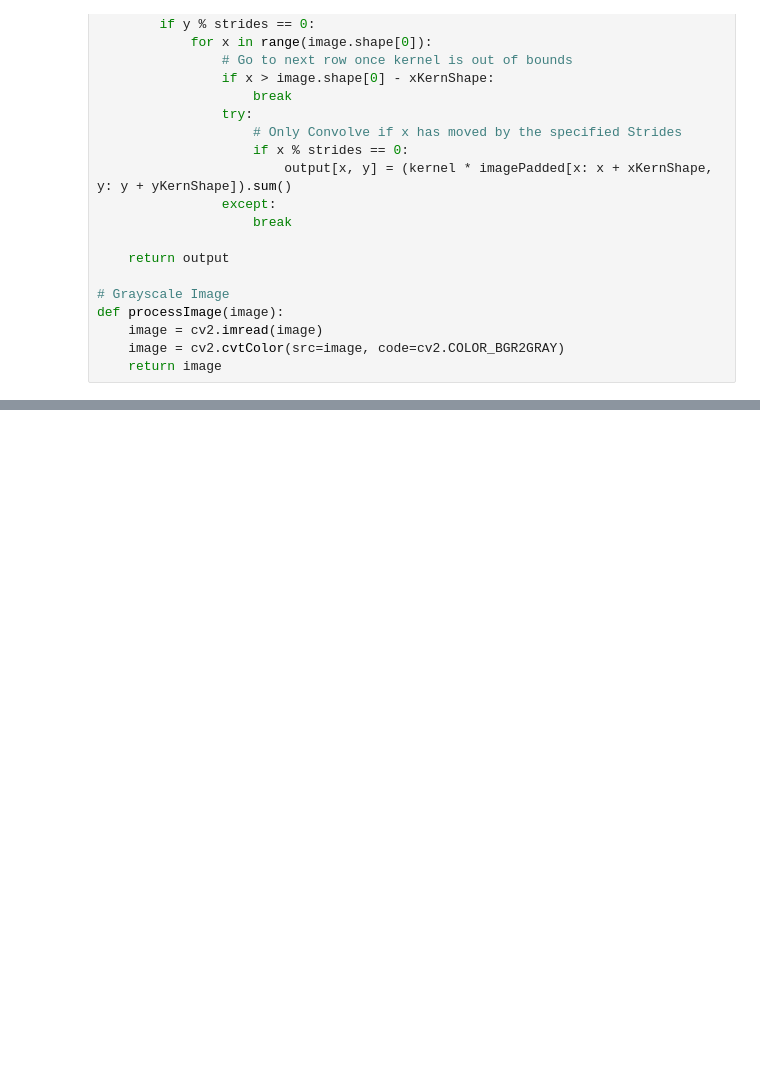
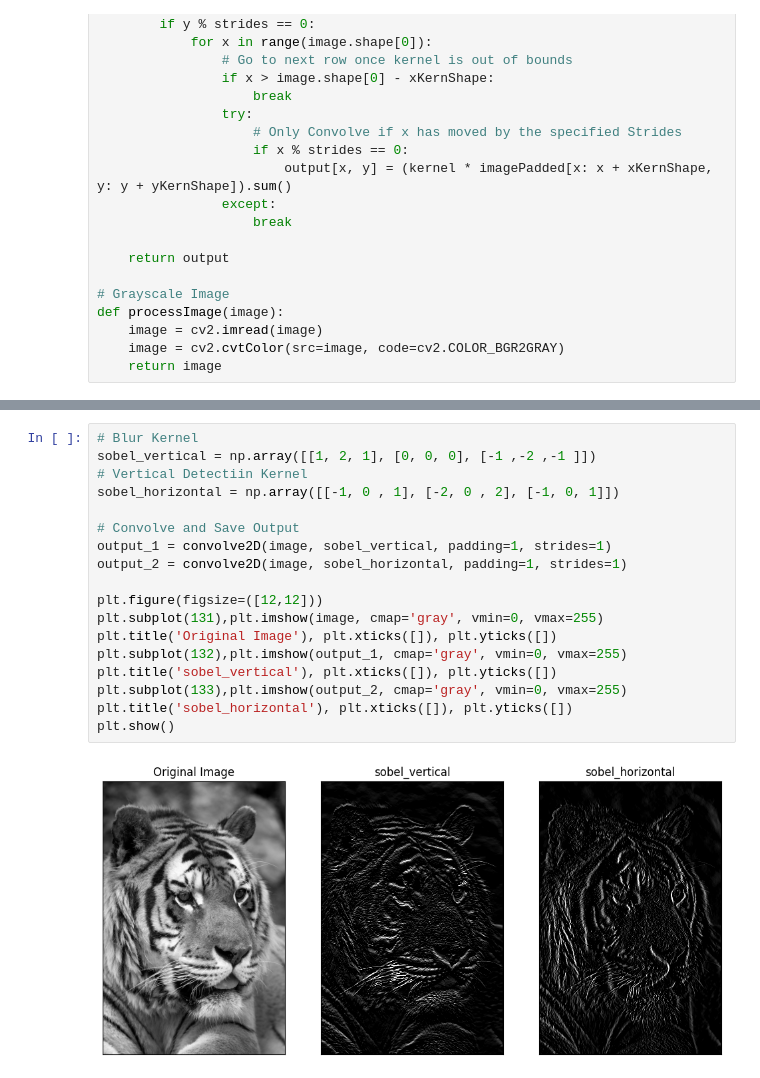
Before and after one commit to iltranqui/learn_anything, a Jupyter notebook: ComputerVision/Convolution.ipynb, the cells around one changed output, grey strips where cells are left out. Cells and saved outputs as stored; diff of their text form; blank space fills up the shorter version.

```diff
--- a/ComputerVision/Convolution.ipynb
+++ b/ComputerVision/Convolution.ipynb
@@ -146,0 +161,20 @@ plt.show()
+# %%
+# Blur Kernel
+sobel_vertical = np.array([[1, 2, 1], [0, 0, 0], [-1 ,-2 ,-1 ]])
+# Vertical Detectiin Kernel
+sobel_horizontal = np.array([[-1, 0 , 1], [-2, 0 , 2], [-1, 0, 1]])
+
+# Convolve and Save Output
+output_1 = convolve2D(image, sobel_vertical, padding=1, strides=1)
+output_2 = convolve2D(image, sobel_horizontal, padding=1, strides=1)
+
+plt.figure(figsize=([12,12]))
+plt.subplot(131),plt.imshow(image, cmap='gray', vmin=0, vmax=255)
+plt.title('Original Image'), plt.xticks([]), plt.yticks([])
+plt.subplot(132),plt.imshow(output_1, cmap='gray', vmin=0, vmax=255)
+plt.title('sobel_vertical'), plt.xticks([]), plt.yticks([])
+plt.subplot(133),plt.imshow(output_2, cmap='gray', vmin=0, vmax=255)
+plt.title('sobel_horizontal'), plt.xticks([]), plt.yticks([])
+plt.show()
+# %% [output]
+[figure, added]
```
Also changed, not shown: parts of 16 cells of this notebook, 1 other file.
